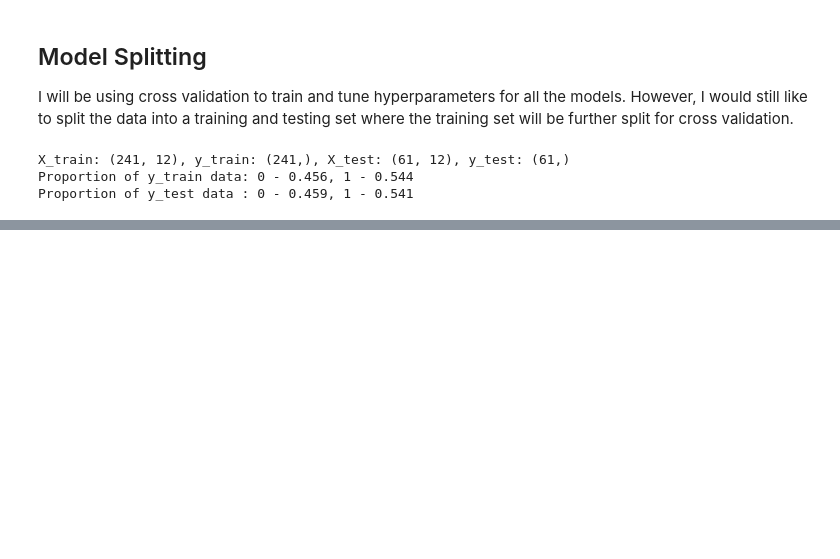
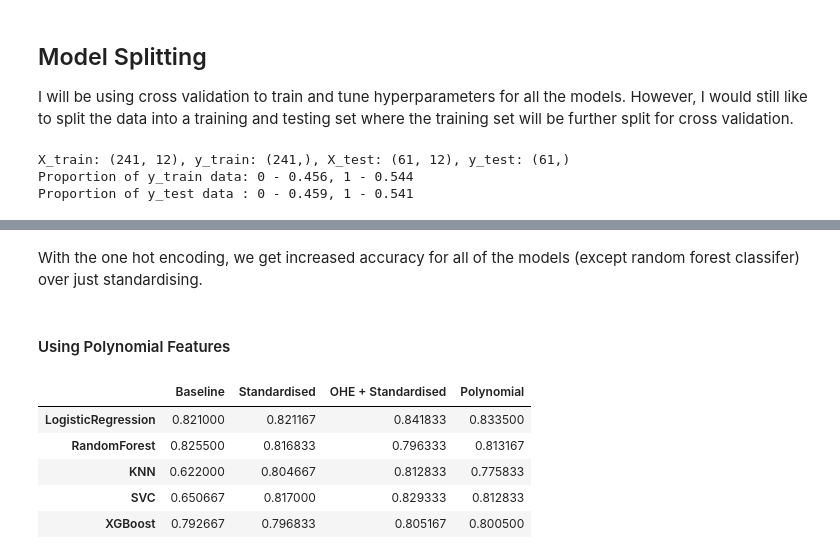
Before and after one commit to Zenoix/Heart-Disease-Dataset, a Jupyter notebook: notebook.ipynb, the cells around one changed output, grey strips where cells are left out. Cells and saved outputs as stored; diff of their text form; code cells hidden in the pictures; blank space fills up the shorter version.

```diff
--- a/notebook.ipynb
+++ b/notebook.ipynb
@@ -476,4 +433,0 @@ model_cv_scores["voting classifier"] = create_and_evaluate_model(eclf)
-# %%
-# Check the scores of the different baseline models
-for name, score in sorted(model_cv_scores.items(), key=lambda a: a[1], reverse=True):
-    print(name, score)
@@ -513,0 +557,37 @@ array([0.88      , 0.83333333, 0.75      , 0.83333333, 0.79166667,
+# %% [markdown]
+With the one hot encoding, we get increased accuracy for all of the models (except random forest classifer) over just standardising.
+# %% [markdown]
+#### Using Polynomial Features
+# %%
+from sklearn.preprocessing import PolynomialFeatures
+
+continuous_variables = ["age", "rest_bp", "cholesterol",
+                        "max_heart_rate", "exercise_st_depression"]
+
+cont_transformer = make_pipeline(PolynomialFeatures(interaction_only=True), StandardScaler())
+
+categorical_variables = ["chest_pain_type", "rest_ecg", "exercise_st_slope", "n_vessels_fluoro"]
+cat_transformer = make_pipeline(OneHotEncoder())
+
+preprocessor = make_column_transformer(
+                                        (cat_transformer, categorical_variables),
+                                        (cont_transformer, continuous_variables),
+                                        remainder="passthrough")
+
+skf = StratifiedKFold(n_splits=10)
+scores = {}
+
+for model_name, model in models.items():
+    pipe = make_pipeline(preprocessor, model)
+    score = cross_val_score(pipe, X_train, y_train,
+                            cv=skf, scoring="accuracy")
+    scores[model_name] = score.mean()
+model_scores["Polynomial"] = scores.values()
+model_scores
+# %% [output]
+|  | Baseline | Standardised | OHE + Standardised | Polynomial |
+| LogisticRegression | 0.821000 | 0.821167 | 0.841833 | 0.833500 |
+| RandomForest | 0.825500 | 0.816833 | 0.796333 | 0.813167 |
+| KNN | 0.622000 | 0.804667 | 0.812833 | 0.775833 |
+| SVC | 0.650667 | 0.817000 | 0.829333 | 0.812833 |
+| XGBoost | 0.792667 | 0.796833 | 0.805167 | 0.800500 |
```
Also changed, not shown: parts of 18 cells of this notebook.
